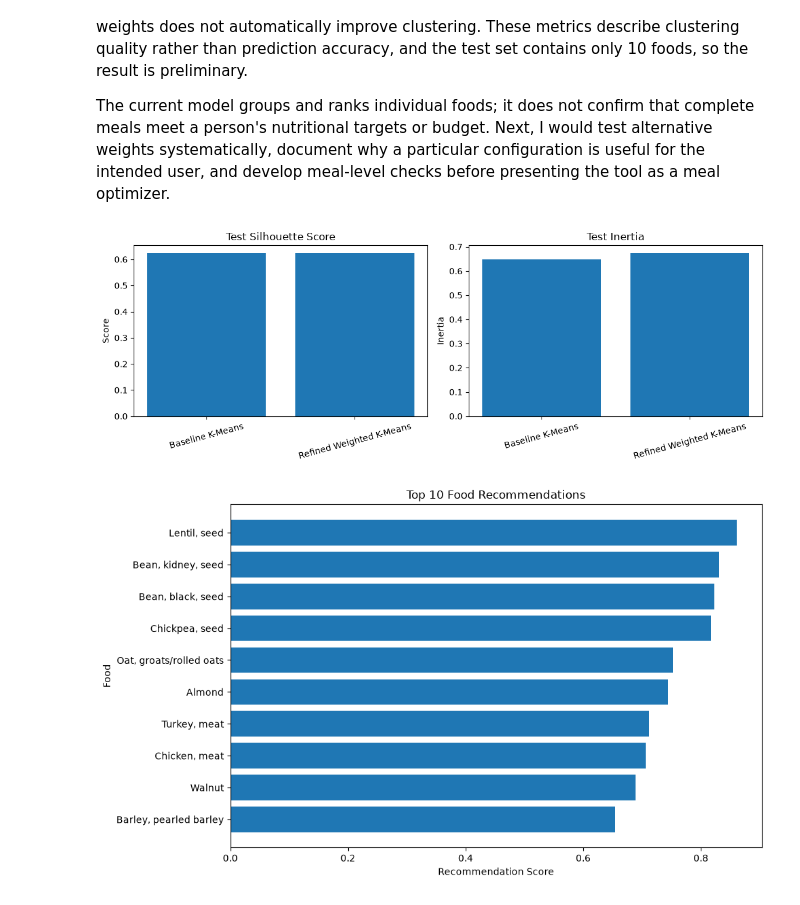
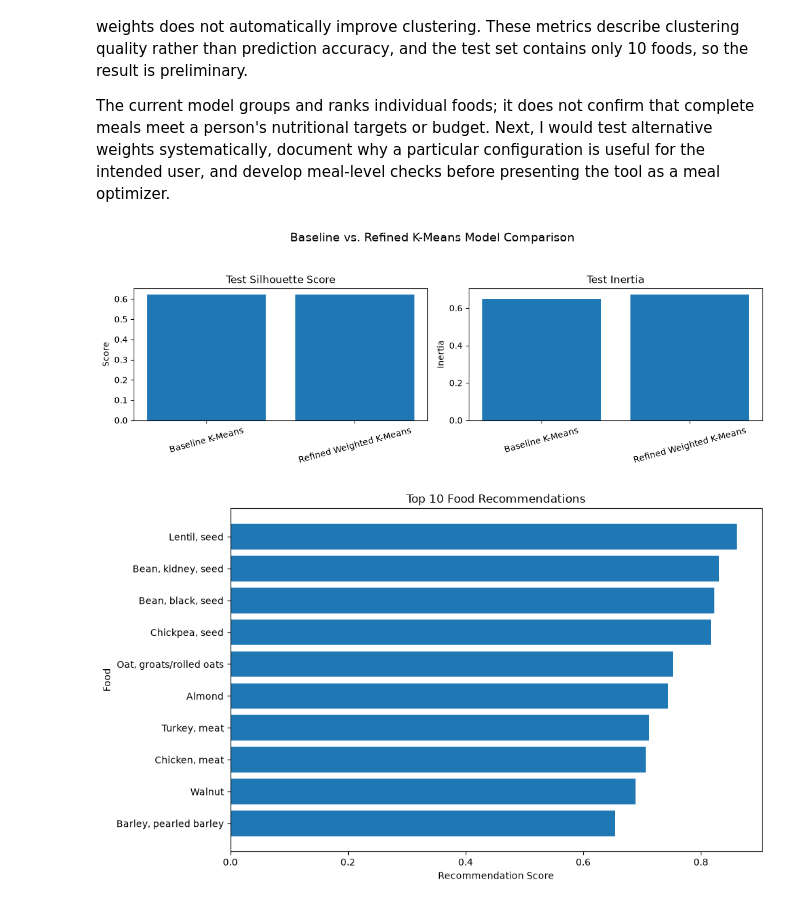
Before and after one commit to albabbitt13-commits/smart-sustainable-meal-optimizer, a Jupyter notebook: notebooks/01_data_exploration.ipynb, the cells around one changed output. Cells and saved outputs as stored; diff of their text form; code cells hidden in the pictures.

Commit message:
Document model evaluation and improve visualization

```diff
--- a/notebooks/01_data_exploration.ipynb
+++ b/notebooks/01_data_exploration.ipynb
@@ -4465,6 +4458,17 @@ refined_labels = refined_model.predict(X_test_weighted)
 
 # Evaluate silhouette on the same original scaled test features
 def get_silhouette(X_eval, labels):
+    """
+    Calculate the silhouette score for the evaluation data.
+
+    Inputs:
+        X_eval: Scaled feature data being evaluated.
+        labels: Cluster assignments for each food.
+
+    Output:
+        Silhouette score measuring how well the foods fit their clusters.
+        Returns NaN if the cluster assignments cannot be evaluated.
+    """
     if len(np.unique(labels)) < 2 or len(np.unique(labels)) >= len(labels):
         return np.nan
     return silhouette_score(X_eval, labels)
@@ -4478,6 +4482,18 @@ refined_silhouette = get_silhouette(
 
 # Compare within-cluster squared distances in the same feature space
 def get_test_inertia(X_eval, labels, centers):
+    """
+    Calculate the total squared distance between foods and their
+    assigned cluster centers.
+
+    Inputs:
+        X_eval: Scaled feature data being evaluated.
+        labels: Cluster assignments for each food.
+        centers: Coordinates of the cluster centers.
+
+    Output:
+        Total within-cluster squared distance for the evaluation data.
+    """
     return np.sum((X_eval - centers[labels]) ** 2)
 
 baseline_inertia = get_test_inertia(
@@ -4526,35 +4542,37 @@ The current model groups and ranks individual foods; it does not confirm that co
 
 import matplotlib.pyplot as plt
 import numpy as np
 
 # Compare baseline and refined model metrics
 models = ["Baseline K-Means", "Refined Weighted K-Means"]
 silhouette_scores = [
     baseline_silhouette,
     refined_silhouette
 ]
 test_inertia = [
     baseline_inertia,
     refined_inertia
 ]
 
 fig, axes = plt.subplots(1, 2, figsize=(11, 4))
+fig.suptitle("Baseline vs. Refined K-Means Model Comparison", fontsize=14)
+
 
 axes[0].bar(models, silhouette_scores)
 axes[0].set_title("Test Silhouette Score")
 axes[0].set_ylabel("Score")
 axes[0].tick_params(axis="x", rotation=15)
 
 axes[1].bar(models, test_inertia)
 axes[1].set_title("Test Inertia")
 axes[1].set_ylabel("Inertia")
 axes[1].tick_params(axis="x", rotation=15)
 
-plt.tight_layout()
+plt.tight_layout(rect=[0, 0, 1, 0.93])
 plt.savefig("../images/model_comparison.png", dpi=300, bbox_inches="tight")
 plt.show()
 # %% [output]
-[figure, old version]
+[figure, new version]
 # %%
 
 import pandas as pd
```
Also changed, not shown: parts of 17 cells of this notebook.
